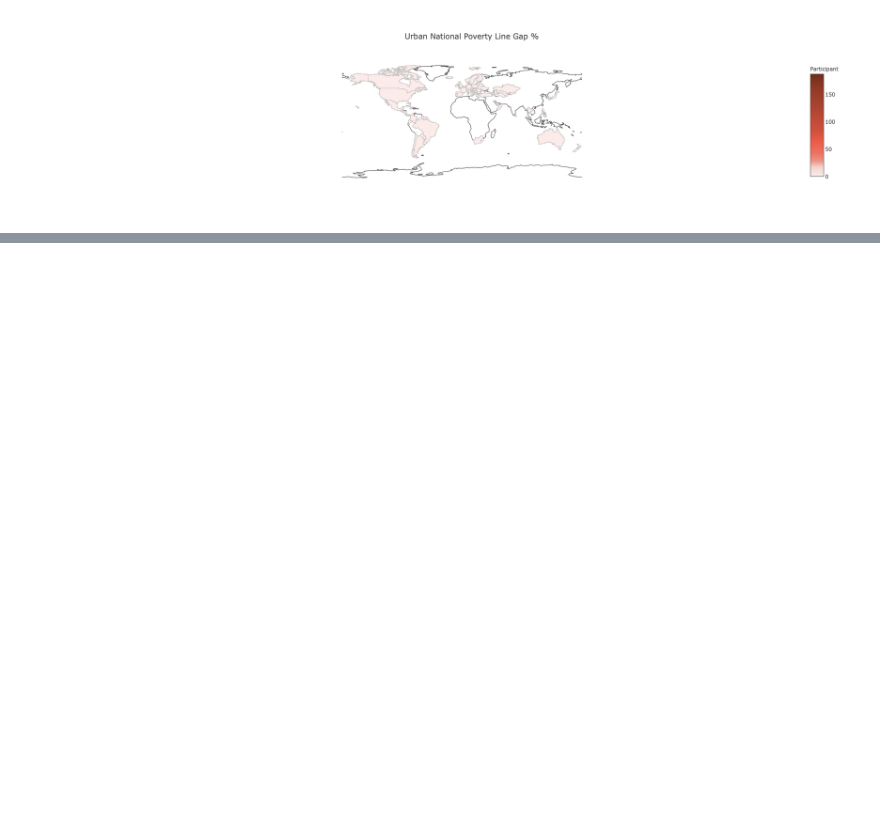
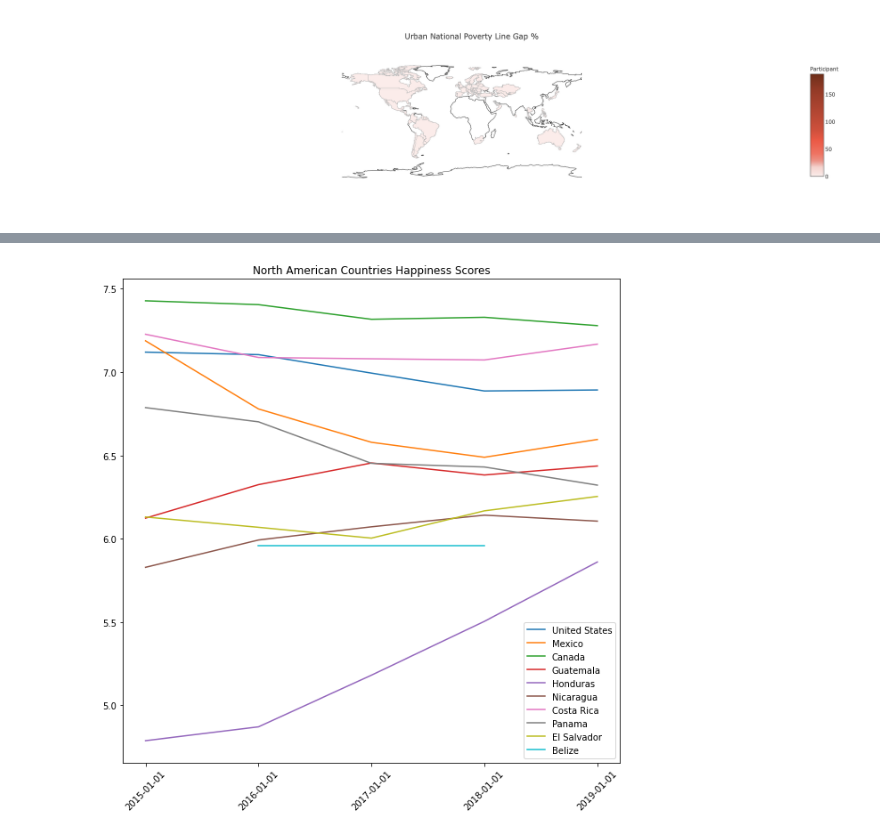
Before and after one commit to 281clo/World_Development_Mental_Health_Acquisition, a Jupyter notebook: Modeling.ipynb, the cells around one changed output, grey strips where cells are left out. Cells and saved outputs as stored; diff of their text form; code cells hidden in the pictures; blank space fills up the shorter version.

```diff
--- a/Modeling.ipynb
+++ b/Modeling.ipynb
@@ -74,0 +152,5 @@ iplot( w_map, validate=False)
+# %%
+plot_happy_N(HappyDf)
+plt.title("North American Countries Happiness Scores");
+# %% [output]
+[figure, added]
```
Also changed, not shown: parts of 17 cells of this notebook, 3 other files.
